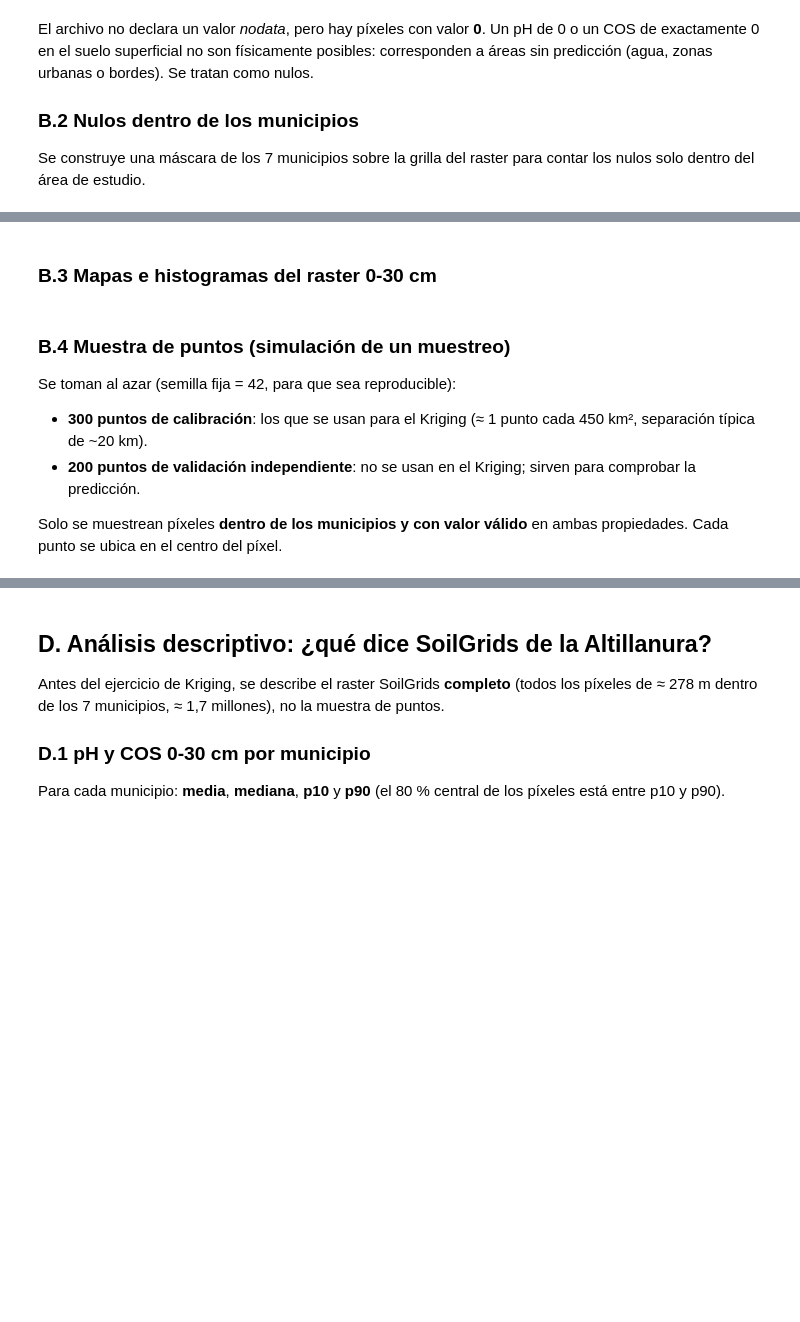
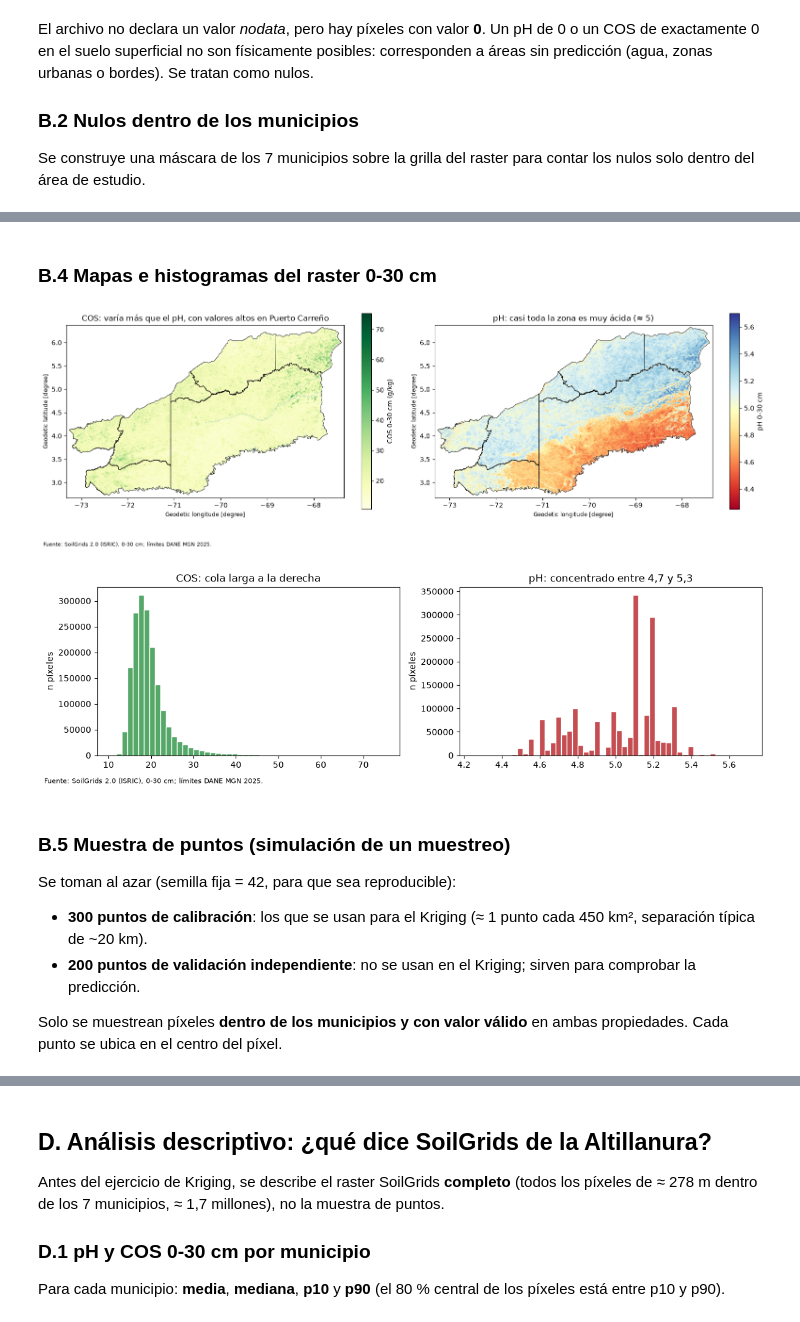
Before and after one commit to DanielFelipeRuizBermudez/Proyecto-ALTILLANURA, a Jupyter notebook: notebooks/40_suelos/40_suelos_soilgrids_kriging.ipynb, the cells around one changed output, grey strips where cells are left out. Saved outputs shown, nothing was run; the diff lists cells and outputs as text; code cells hidden in the pictures; blank space fills up the shorter version.

Commit message:
fix: 40 alineado con la grilla común, corrección lognormal, MSSE y conclusiones; feat: 42 suelo_celda y diccionario

```diff
--- a/notebooks/40_suelos/40_suelos_soilgrids_kriging.ipynb
+++ b/notebooks/40_suelos/40_suelos_soilgrids_kriging.ipynb
@@ -92,12 +121,9 @@ SEMILLA = 42
 Son los mismos límites de todo el proyecto, para que el área y los bordes coincidan con las otras partes.
 # %%
 def cargar_municipios():
+    traer("datos/comunes/altillanura_municipios.gpkg")
     g = gpd.read_file(COMUNES / "altillanura_municipios.gpkg")
-    # columna con el código DIVIPOLA (el nombre exacto depende del archivo común)
-    col = next((c for c in g.columns if c.lower() in ("cod_mun", "divipola", "mpio_cdpmp", "codigo", "cod_dane")), None)
-    if col is None:
-        raise KeyError(f"No encuentro la columna DIVIPOLA en {list(g.columns)}")
-    g["cod_mun"] = g[col].astype(str).str.replace(r"\.0$", "", regex=True).str.zfill(5)
+    g["cod_mun"] = g["mpio_cdpmp"].astype(str).str.zfill(5)        # DIVIPOLA (cuaderno 01)
     g = g[g["cod_mun"].isin(MUNICIPIOS)].copy()
     g["municipio"] = g["cod_mun"].map(lambda c: MUNICIPIOS[c][0])
     g["departamento"] = g["cod_mun"].map(lambda c: MUNICIPIOS[c][1])
@@ -229,25 +295,30 @@ display(desc.round(2))
 # %% [markdown]
-### B.3 Mapas e histogramas del raster 0-30 cm
+### B.4 Mapas e histogramas del raster 0-30 cm
 # %%
 ext_r = [BBOX[0], BBOX[2], BBOX[1], BBOX[3]]
 fig, ax = plt.subplots(1, 2, figsize=(16, 5.5))
 for a_, (k, cmap, et) in zip(ax, [("cos_gkg", "YlGn", "COS 0-30 cm (g/kg)"), ("ph", "RdYlBu", "pH 0-30 cm")]):
     im = a_.imshow(np.where(en_mun, r030[k], np.nan), extent=ext_r, cmap=cmap)
     plt.colorbar(im, ax=a_, shrink=0.8, label=et)
     mun.boundary.plot(ax=a_, color="k", lw=0.6)
-    a_.set_title(f"SoilGrids — {et}")
+    a_.set_title({"COS 0-30 cm (g/kg)": "COS: varía más que el pH, con valores altos en Puerto Carreño", "pH 0-30 cm": "pH: casi toda la zona es muy ácida (≈ 5)"}.get(et, et))
 plt.tight_layout()
+fuente()
 plt.show()
 
 fig, ax = plt.subplots(1, 2, figsize=(12, 3.5))
 for a_, (k, et, c) in zip(ax, [("cos_gkg", "COS 0-30 cm (g/kg)", "#55A868"), ("ph", "pH 0-30 cm", "#C44E52")]):
     v = r030[k][en_mun]
     a_.hist(v[np.isfinite(v)], bins=50, color=c, edgecolor="white")
-    a_.set_title(f"Raster: {et}"); a_.set_ylabel("n píxeles")
+    a_.set_title({"COS 0-30 cm (g/kg)": "COS: cola larga a la derecha", "pH 0-30 cm": "pH: concentrado entre 4,7 y 5,3"}.get(et, et)); a_.set_ylabel("n píxeles")
 plt.tight_layout()
+fuente()
 plt.show()
+# %% [output]
+[figure, added]
+[figure, added]
 # %% [markdown]
-### B.4 Muestra de puntos (simulación de un muestreo)
+### B.5 Muestra de puntos (simulación de un muestreo)
 Se toman al azar (semilla fija = 42, para que sea reproducible):
 * **300 puntos de calibración**: los que se usan para el Kriging (≈ 1 punto cada 450 km², separación típica de ~20 km).
 * **200 puntos de validación independiente**: no se usan en el Kriging; sirven para comprobar la predicción.
```
Also changed, not shown: parts of 38 cells of this notebook, 6 other files.
